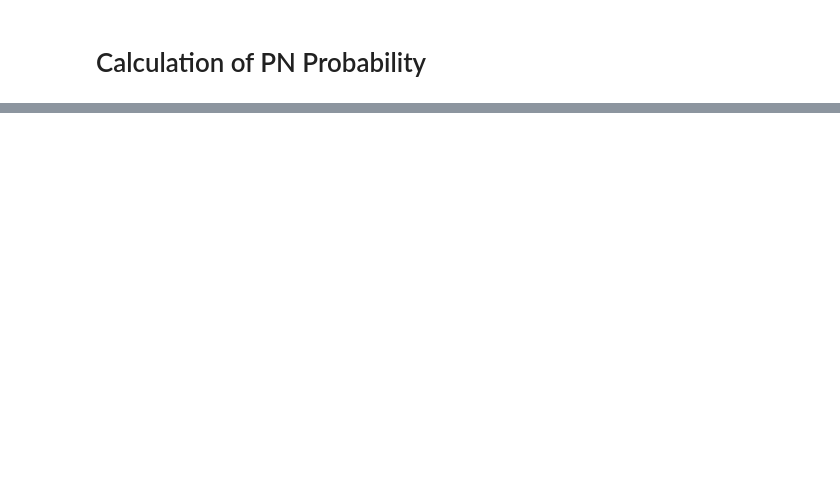
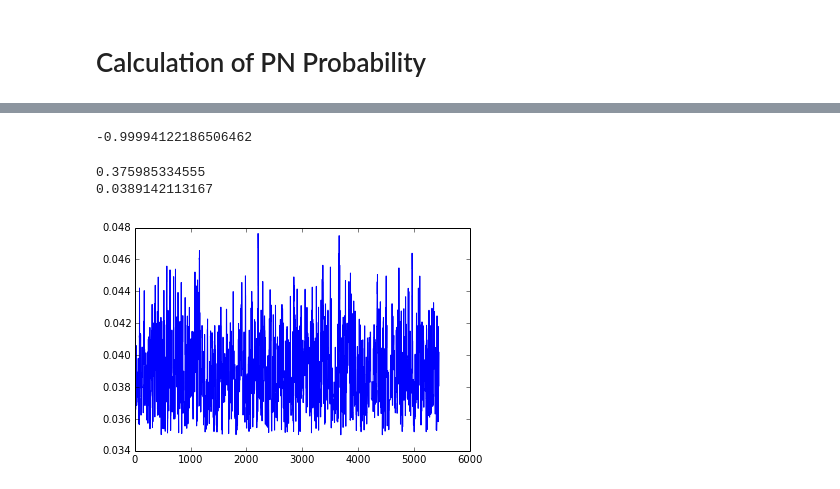
Before and after one commit to jcockayne/bayesian_pdes, a Jupyter notebook: notebooks/Allen-Cahn.ipynb, the cells around one changed output, grey strips where cells are left out. Drawn from its saved outputs; the diff is of its cells as text; code cells hidden in the pictures; blank space fills up the shorter version.

Commit message:
First full pass at the inverse problem - some problems with the MCMC here (and still very slow) but getting there!

```diff
--- a/notebooks/Allen-Cahn.ipynb
+++ b/notebooks/Allen-Cahn.ipynb
@@ -393,6 +518,12 @@ log_p_pn(true_obs, posterior, 0.01, debug=False, plot=True)
 # %%
-def p_pn_estimate(true_obs, delta, sigma, rho, n_samples, debug=False):
-    # todo: need to compute solutions here as they vary with delta
+def log_p_pn_estimate(true_obs, delta, solutions, sigma, rho, n_samples, debug=False):
+    # generate all of the operators and the cache here so we don't have to compute inside the loop (which is slow)
+    ops = [A_1(delta), Identity, B]
+    ops_bar = [A_1_bar(delta), Identity, B]
+
+    #op_cache = bayesian_pdes.generate_op_cache(ops, ops_bar, k, symbols)
+    ops, ops_bar, op_cache = ops_allen_cahn(delta)
+
     z = compute_latent(collocate_interior, delta, solutions)
     w = 1. / len(solutions) * np.ones(len(solutions))  # equal weighting for each solution
     w_cumulative = w.cumsum()
@@ -407,12 +538,12 @@ def p_pn_estimate(true_obs, delta, sigma, rho, n_samples, debug=False):
         z_star = dist.rvs()
         log_r = np.log(w[mixture_ix]) + dist.logpdf(z_star)
 
-        posterior = collocate_latent(z_star, delta)
+        posterior = collocate_latent(z_star, delta, ops, ops_bar, op_cache)
         log_pn_proba = log_p_pn(true_obs, posterior, sigma)
 
         estimates[i] = log_prior(z) - log_r + log_pn_proba
         if debug:
-            print 'Log-PN Proba: {} Log-r: {} Log-Estimate: {}'.format(log_pn_proba, r, estimates[i])
+            print 'Log-PN Proba: {} Log-r: {} Log-Estimate: {}'.format(log_pn_proba, log_r, estimates[i])
     #if debug:
     #    print estimates
-    return np.exp(estimates)
+    return estimates
@@ -458,0 +671,12 @@ print estimates
+# %%
+samples[i]
+# %% [output]
+-0.99994122186506462
+# %%
+plt.plot(samples[:i])
+print np.sum(acceptances[:i]) * 1./ i
+print np.mean(samples[:i])
+# %% [output]
+0.375985334555
+0.0389142113167
+[figure, added]
```
Also changed, not shown: parts of 36 cells of this notebook, 4 other files.
